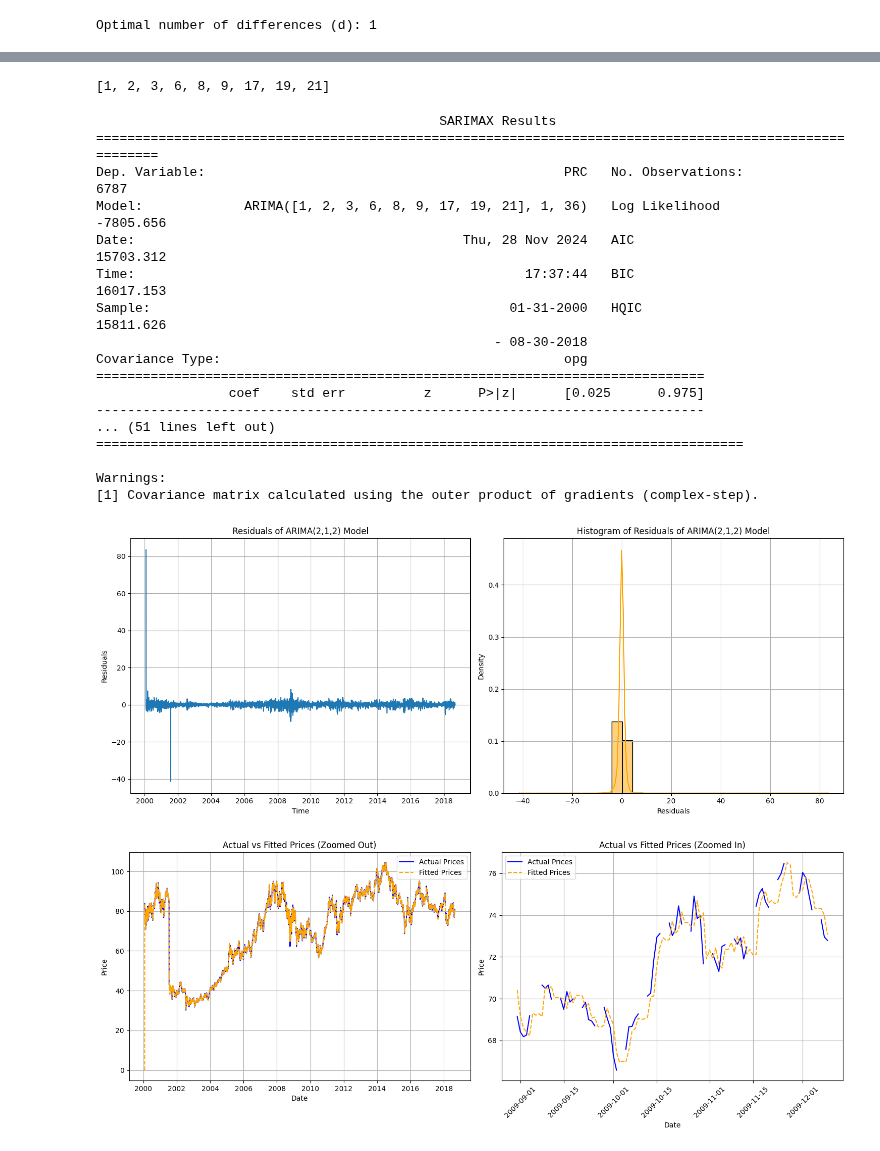
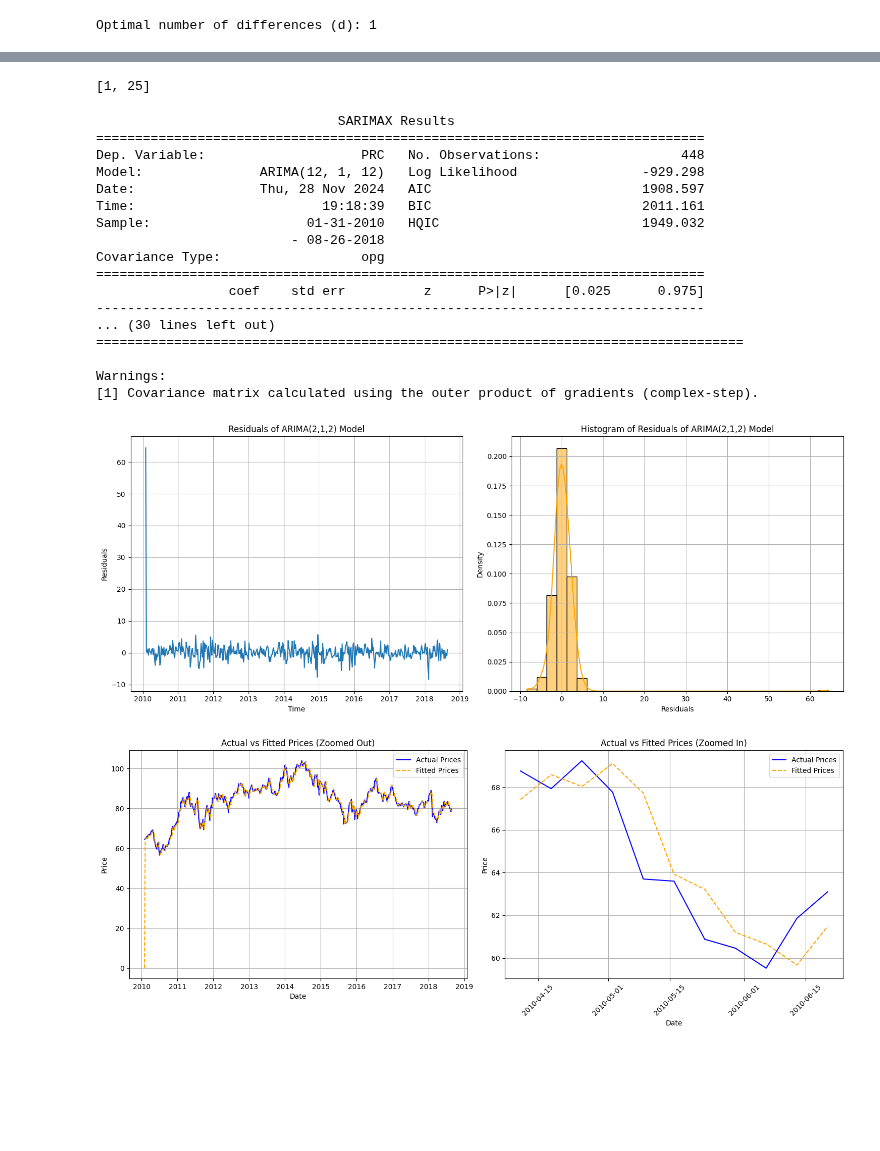
Before and after one commit to edocampione/4YP, a Jupyter notebook: models/ARIMA copy.ipynb, the cells around one changed output, grey strips where cells are left out. Cells and saved outputs as stored; diff of their text form; code cells hidden in the pictures; blank space fills up the shorter version.

```diff
--- a/models/ARIMA copy.ipynb
+++ b/models/ARIMA copy.ipynb
@@ -46,3 +46,27 @@ print(df.head())
 2 1926-01-04  45.50
 3 1926-01-05  45.25
 4 1926-01-06  45.00
+# %%
+import pandas as pd
+
+# Read the daily close price data
+file_path = '/Users/edocampione/Desktop/Meng Engineering Science/4YP/data/ExxonMobil_CRSP_daily_data_alltime.csv'
+df = pd.read_csv(file_path)
+
+# Ensure that the date column is in datetime format
+df['date'] = pd.to_datetime(df['date'], errors='coerce')
+
+# Keep both the 'date' and 'PRC' columns
+df = df[['date', 'PRC']].copy()
+
+# Set 'date' as the index
+df.set_index('date', inplace=True)
+
+# Resample and keep only the last available price of each week
+df = df.resample('W-SUN').last()  # 'W-SUN' means week ending on Sunday
+
+# Reset index if you want 'date' as a column again
+df.reset_index(inplace=True)
+
+# Show the first few rows of the resulting DataFrame
+print(df.head())
@@ -50,7 +81,7 @@ print(df.head())
 # Ensure the 'date' column is set as the index
 df.set_index('date', inplace=True)
 # Assign frequency information (daily in this case)
-df = df.asfreq('D')  # 'D' stands for daily frequency
+df = df.asfreq('W-SUN')  # 'D' stands for daily frequency
 
 
 print(df.head())
@@ -94,7 +125,7 @@ max        168.500000
 Name: PRC, dtype: float64
 # %%
-start_date = '2000-01-31'
-end_train_date = '2018-08-30'
+start_date = '2010-01-31'
+end_train_date = '2018-08-31'
 test_end_date = '2020-08-31'
 
 # Filter the data according to the date range
@@ -309,33 +324,33 @@ for i in range(1, len(pacf_coef[0])):
 
 sig_pacf
 # %% [output]
-[1, 2, 3, 6, 8, 9, 17, 19, 21]
+[1, 25]
 # %%
 from statsmodels.tsa.arima.model import ARIMA
 
-train_data = train_data.asfreq('D')  # 'D' stands for daily frequency
-test_data = test_data.asfreq('D')  # 'D' stands for daily frequency
+train_data = train_data.asfreq('W-SUN')  # 'D' stands for daily frequency
+test_data = test_data.asfreq('W-SUN')  # 'D' stands for daily frequency
 
 # Fit an ARIMA model (AR(2), I(1), MA(2)) based on the PACF
-model = ARIMA(train_data['PRC'], order=(sig_pacf, 1, 36))  # AR(2), I(1), MA(2)
+model = ARIMA(train_data['PRC'], order=(12, 1, 12))  # AR(2), I(1), MA(2)
 model_fit = model.fit()
 
 # Print the model summary
 print(model_fit.summary())
 # %% [output]
-                                            SARIMAX Results
-========================================================================================================
-Dep. Variable:                                              PRC   No. Observations:                 6787
-Model:             ARIMA([1, 2, 3, 6, 8, 9, 17, 19, 21], 1, 36)   Log Likelihood               -7805.656
-Date:                                          Thu, 28 Nov 2024   AIC                          15703.312
-Time:                                                  17:37:44   BIC                          16017.153
-Sample:                                              01-31-2000   HQIC                         15811.626
-                                                   - 08-30-2018
-Covariance Type:                                            opg
+                               SARIMAX Results
+==============================================================================
+Dep. Variable:                    PRC   No. Observations:                  448
+Model:               ARIMA(12, 1, 12)   Log Likelihood                -929.298
+Date:                Thu, 28 Nov 2024   AIC                           1908.597
+Time:                        19:18:39   BIC                           2011.161
+Sample:                    01-31-2010   HQIC                          1949.032
+                         - 08-26-2018
+Covariance Type:                  opg
 ==============================================================================
                  coef    std err          z      P>|z|      [0.025      0.975]
 ------------------------------------------------------------------------------
-... (51 lines left out)
+... (30 lines left out)
 ===================================================================================
 
 Warnings:
@@ -367,46 +382,46 @@ plt.tight_layout()
 # Show the plots
 plt.show()
 # %% [output]
-[figure, old version]
+[figure, new version]
 # %%
 # Get the fitted values (predicted prices)
 fitted_values = model_fit.fittedvalues
 
 # Define the range of dates for the zoomed-in plot
-start_date = train_data.index[3500]  # Adjust this index to the start of your desired section
-end_date = train_data.index[3600]   # Adjust this index to the end of your desired section
+start_date = train_data.index[10]  # Adjust this index to the start of your desired section
+end_date = train_data.index[20]   # Adjust this index to the end of your desired section
 
 # Create a figure with 2 subplots (zoomed-out and zoomed-in)
 fig, axes = plt.subplots(1, 2, figsize=(15, 6))
 
 # Plot the zoomed-out actual vs fitted prices (full range)
 axes[0].plot(train_data.index, train_data['PRC'], label='Actual Prices', color='blue')
 axes[0].plot(train_data.index, fitted_values, label='Fitted Prices', color='orange', linestyle='--')
 axes[0].set_title('Actual vs Fitted Prices (Zoomed Out)')
 axes[0].set_xlabel('Date')
 axes[0].set_ylabel('Price')
 axes[0].legend()
 axes[0].grid(True)
 
 # Plot the zoomed-in actual vs fitted prices (subset of data)
 axes[1].plot(train_data.loc[start_date:end_date].index, train_data.loc[start_date:end_date, 'PRC'], label='Actual Prices', color='blue')
 axes[1].plot(train_data.loc[start_date:end_date].index, fitted_values.loc[start_date:end_date], label='Fitted Prices', color='orange', linestyle='--')
 axes[1].set_title('Actual vs Fitted Prices (Zoomed In)')
 axes[1].set_xlabel('Date')
 axes[1].set_ylabel('Price')
 axes[1].legend()
 axes[1].grid(True)
 
 # Rotate the x-axis labels for better readability
 plt.xticks(rotation=45)
 
 # Adjust layout to avoid overlapping labels
 plt.tight_layout()
 
 # Show the plot
 plt.show()
 # %% [output]
-[figure, old version]
+[figure, new version]
 # %%
 # Forecast the next 60 steps beyond the training data (e.g., 60 future periods)
 forecast_steps = 60
```
Also changed, not shown: parts of 15 cells of this notebook.
